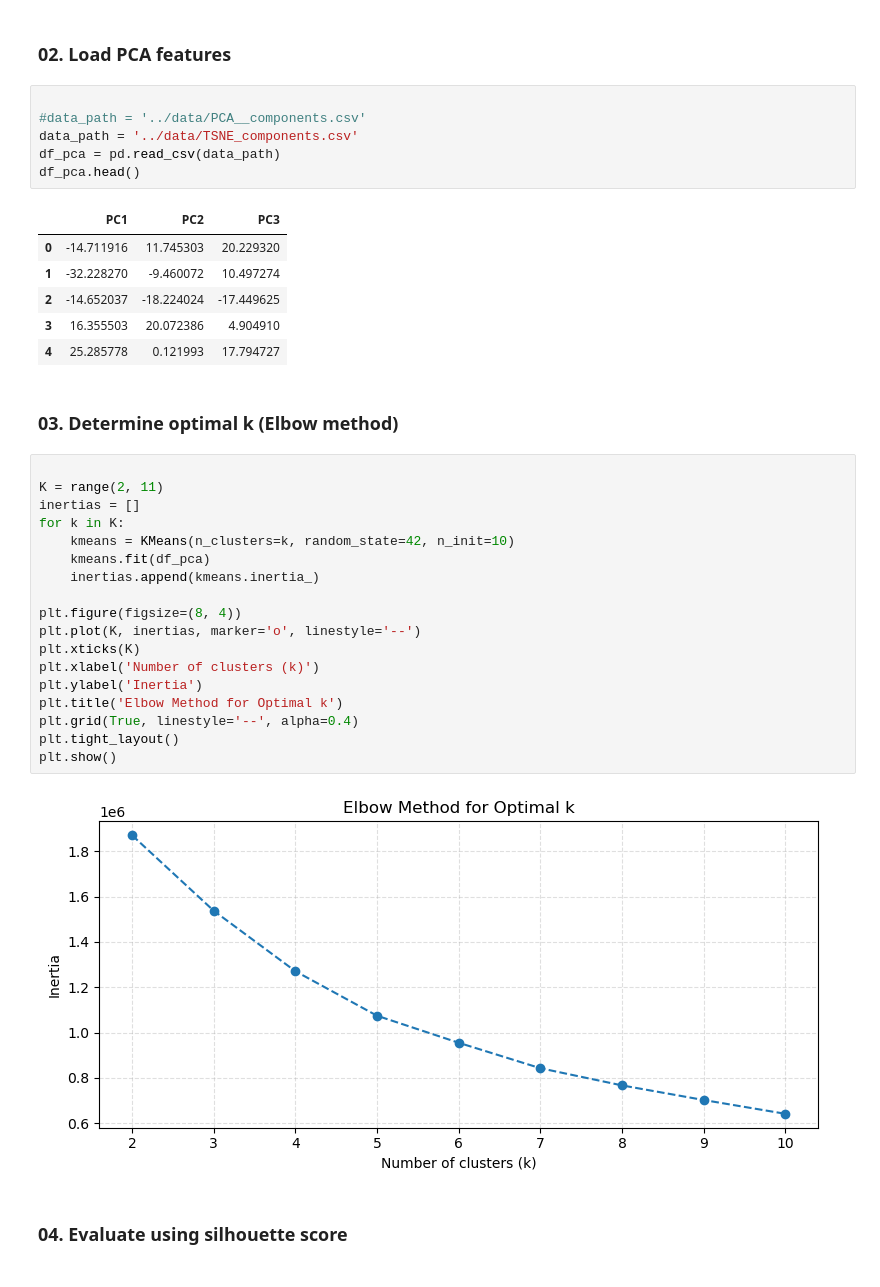
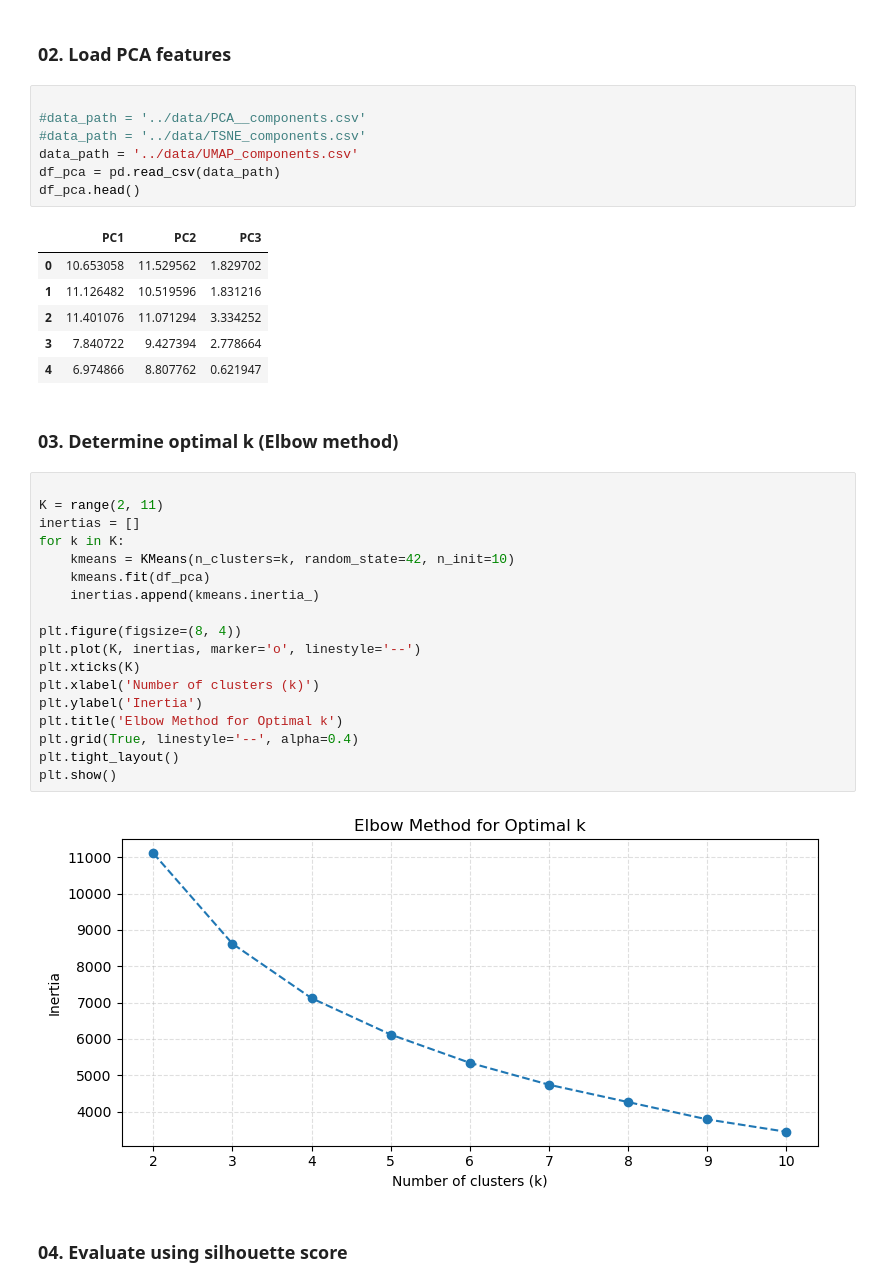
Before and after one commit to dinod001/Viral_Social_Media_Trends-ML, a Jupyter notebook: Model Training/Clustering/models/Kmean_clustering.ipynb, the cells around one changed output. Drawn from its saved outputs; the diff is of its cells as text.

```diff
--- a/Model Training/Clustering/models/Kmean_clustering.ipynb
+++ b/Model Training/Clustering/models/Kmean_clustering.ipynb
@@ -11,16 +11,17 @@ import matplotlib.pyplot as plt
 # %%
 
 #data_path = '../data/PCA__components.csv'
-data_path = '../data/TSNE_components.csv'
+#data_path = '../data/TSNE_components.csv'
+data_path = '../data/UMAP_components.csv'
 df_pca = pd.read_csv(data_path)
 df_pca.head()
 # %% [output]
 |  | PC1 | PC2 | PC3 |
-| 0 | -14.711916 | 11.745303 | 20.229320 |
-| 1 | -32.228270 | -9.460072 | 10.497274 |
-| 2 | -14.652037 | -18.224024 | -17.449625 |
-| 3 | 16.355503 | 20.072386 | 4.904910 |
-| 4 | 25.285778 | 0.121993 | 17.794727 |
+| 0 | 10.653058 | 11.529562 | 1.829702 |
+| 1 | 11.126482 | 10.519596 | 1.831216 |
+| 2 | 11.401076 | 11.071294 | 3.334252 |
+| 3 | 7.840722 | 9.427394 | 2.778664 |
+| 4 | 6.974866 | 8.807762 | 0.621947 |
 # %% [markdown]
 ### 03. Determine optimal k (Elbow method)
 # %%
@@ -42,7 +43,7 @@ plt.grid(True, linestyle='--', alpha=0.4)
 plt.tight_layout()
 plt.show()
 # %% [output]
-[figure, old version]
+[figure, new version]
 # %% [markdown]
 ### 04. Evaluate using silhouette score
 # %%
```
Also changed, not shown: parts of 3 cells of this notebook, 6 other files.
